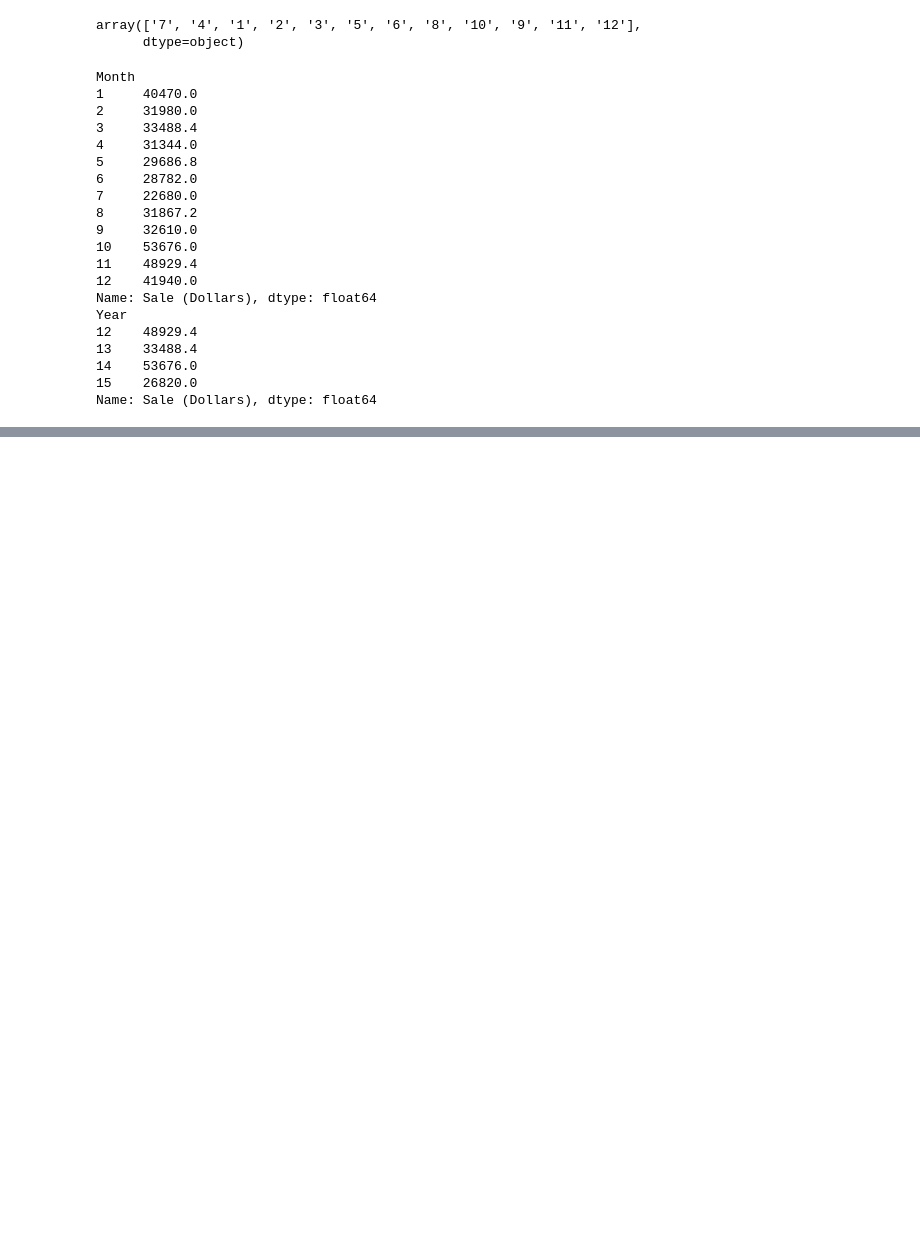
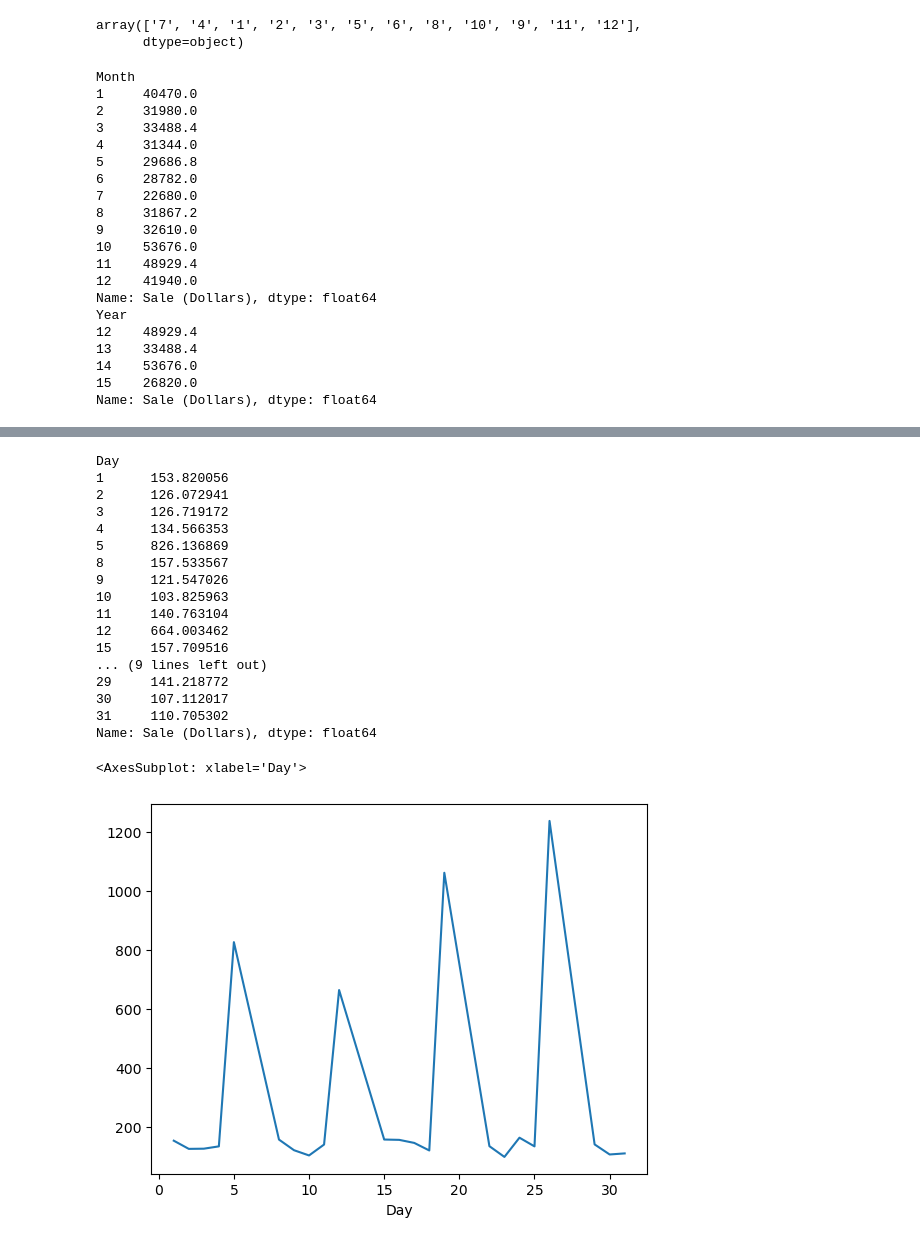
Before and after one commit to Group-2-CSPB4502/Iowa-Liquor-Sales, a Jupyter notebook: Data/DataCleaning/DataCleaningTesting/Questions_Functions.ipynb, the cells around one changed output, grey strips where cells are left out. Drawn from its saved outputs; the diff is of its cells as text; code cells hidden in the pictures; blank space fills up the shorter version.

```diff
--- a/Data/DataCleaning/DataCleaningTesting/Questions_Functions.ipynb
+++ b/Data/DataCleaning/DataCleaningTesting/Questions_Functions.ipynb
@@ -181,0 +309,22 @@ monthly_sales.plot();
+# %%
+timeofyear_mean_day('LiquorSalesSamplev2.csv', 'Sale (Dollars)', '12', '10').plot()
+# %% [output]
+Day
+1      153.820056
+2      126.072941
+3      126.719172
+4      134.566353
+5      826.136869
+8      157.533567
+9      121.547026
+10     103.825963
+11     140.763104
+12     664.003462
+15     157.709516
+... (9 lines left out)
+29     141.218772
+30     107.112017
+31     110.705302
+Name: Sale (Dollars), dtype: float64
+<AxesSubplot: xlabel='Day'>
+[figure, added]
```
Also changed, not shown: parts of 21 cells of this notebook.
